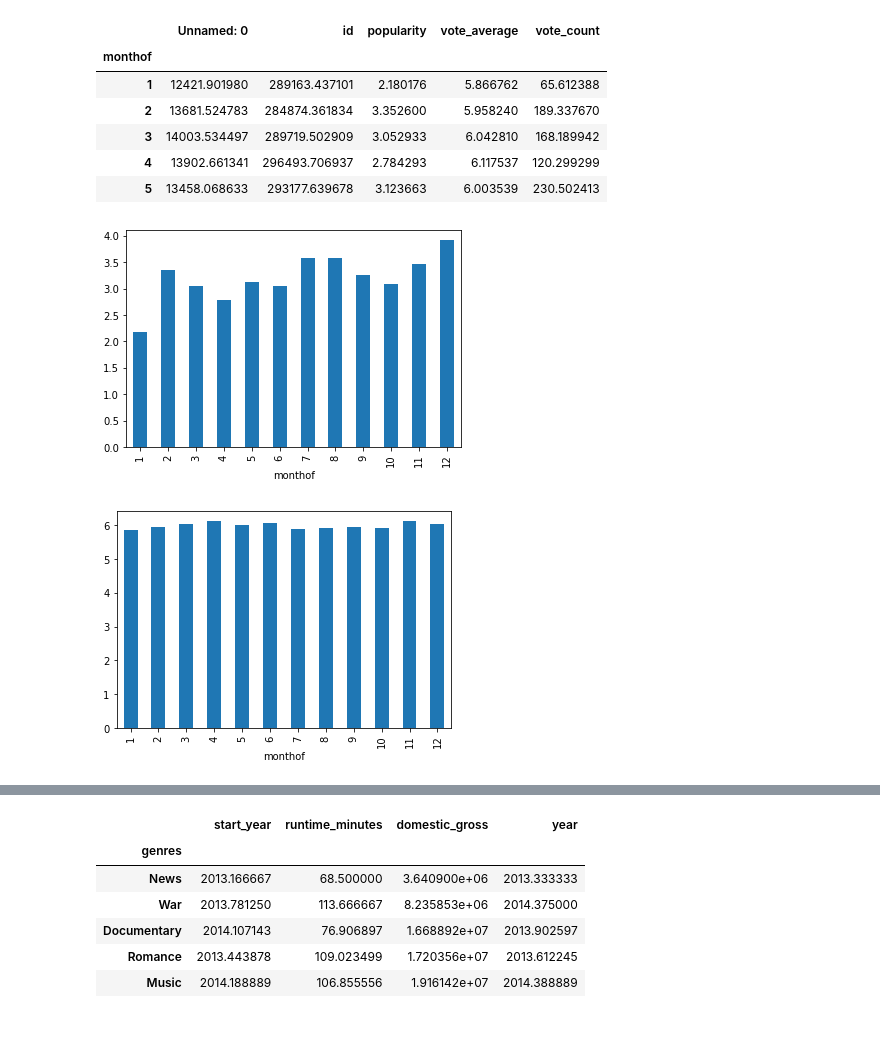
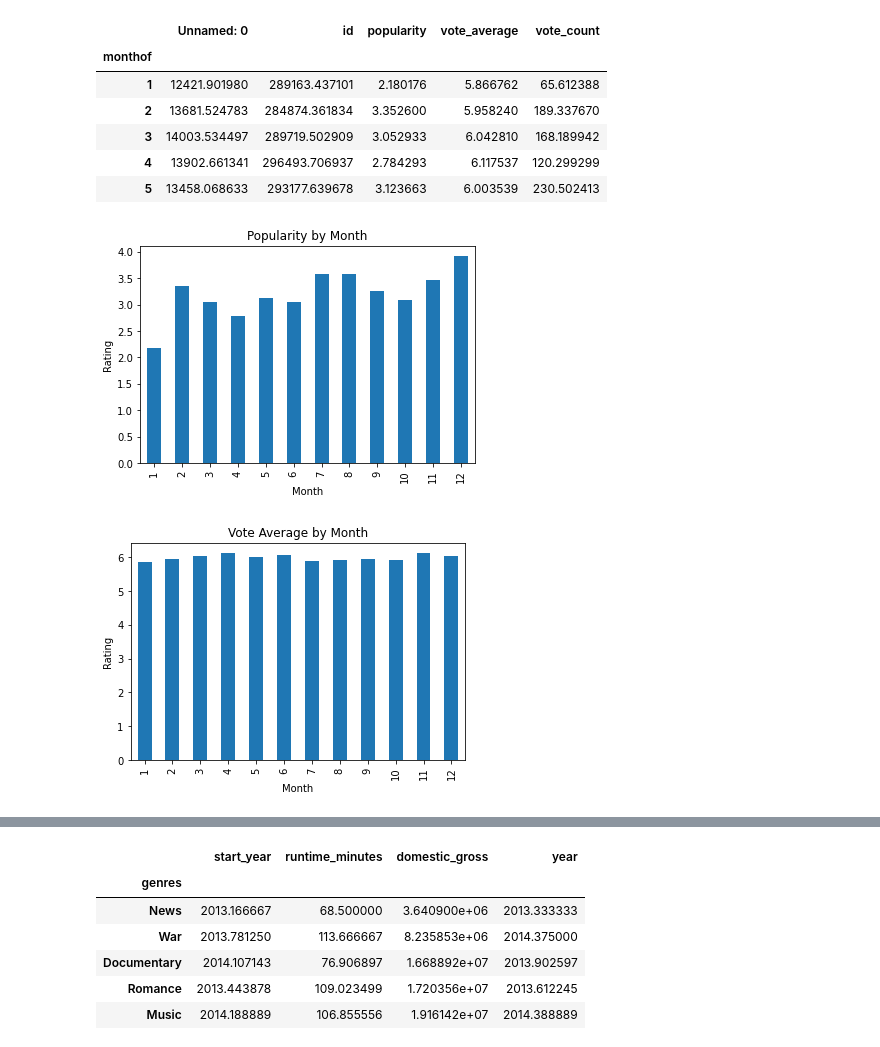
Before and after one commit to morty802/Microsoft-Recommendations, a Jupyter notebook: Microsoft-Movie-Recommendations.ipynb, the cells around one changed output, grey strips where cells are left out. Saved outputs shown, nothing was run; the diff lists cells and outputs as text; code cells hidden in the pictures.

```diff
--- a/Microsoft-Movie-Recommendations.ipynb
+++ b/Microsoft-Movie-Recommendations.ipynb
@@ -441,10 +427,10 @@ data.head()
 | 4 | 13902.661341 | 296493.706937 | 2.784293 | 6.117537 | 120.299299 |
 | 5 | 13458.068633 | 293177.639678 | 3.123663 | 6.003539 | 230.502413 |
 # %%
-data['popularity'].plot.bar(alpha = 1);
+data['popularity'].plot.bar(alpha = 1, title = 'Popularity by Month', xlabel = 'Month', ylabel = 'Rating');
 # %% [output]
-[figure, old version]
+[figure, new version]
 # %%
-data['vote_average'].plot.bar(alpha = 1);
+data['vote_average'].plot.bar(alpha = 1, title = 'Vote Average by Month', xlabel = 'Month', ylabel = 'Rating');
 # %% [output]
-[figure, old version]
+[figure, new version]
```
Also changed, not shown: parts of 8 cells of this notebook.
